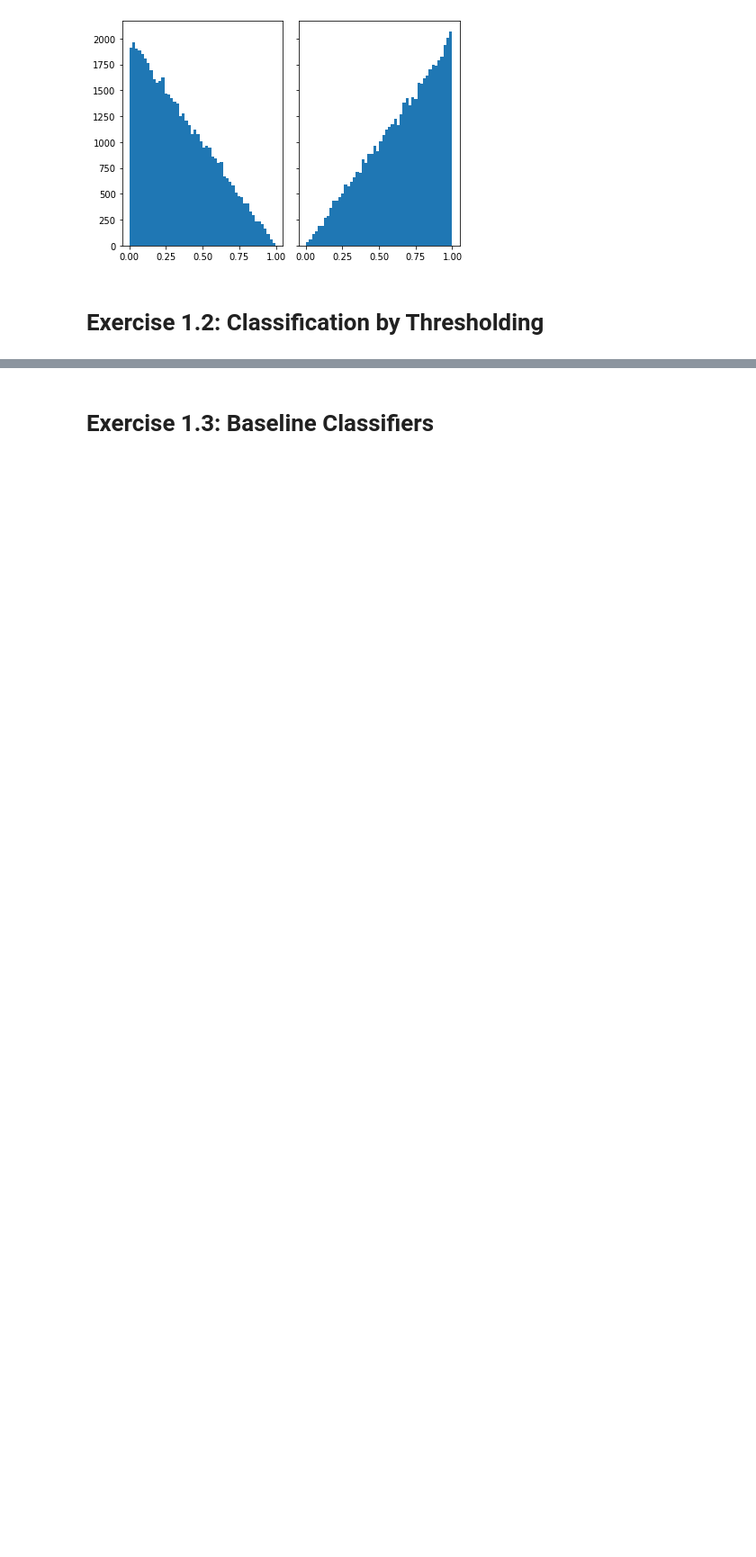
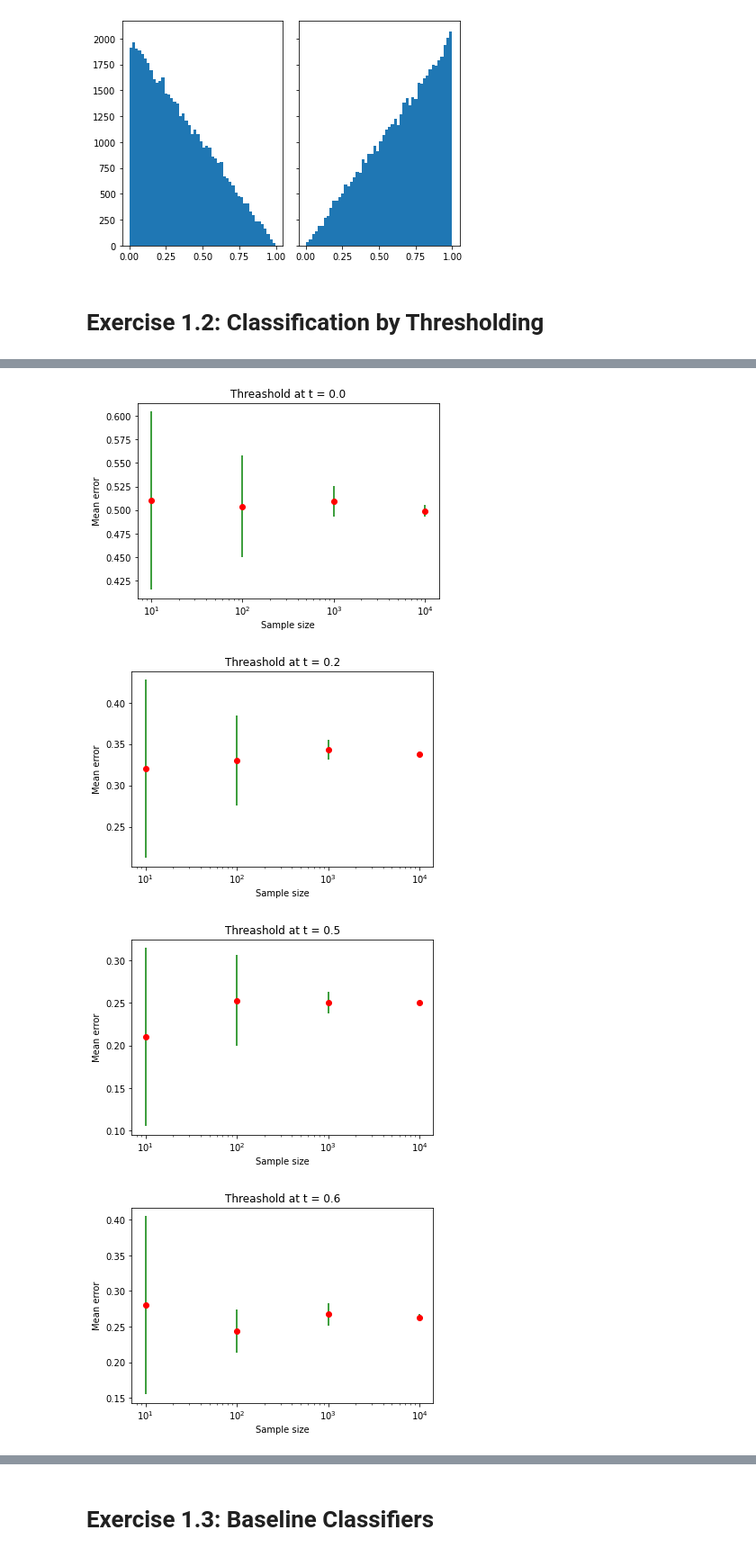
Before and after one commit to kdidi99/ml_fundamentals_hd, a Jupyter notebook: monte-carlo.ipynb, the cells around one changed output, grey strips where cells are left out. Shown at 90% size. Cells and saved outputs as stored; diff of their text form; code cells hidden in the pictures; blank space fills up the shorter version.

```diff
--- a/monte-carlo.ipynb
+++ b/monte-carlo.ipynb
@@ -122,0 +159,23 @@ axs[1].hist(x1, bins=n_bins)
+# %%
+# calculates the mean and standard deviation of 10 samples of M points with threashold at t
+def statistics(M, t):
+    rates = [test_threashold(*create_data_alt(M), t) for i in range(10)]
+    return np.mean(rates), np.std(rates)
+
+M = [10, 100, 1000, 10000] # sample sizes
+T = [0.0, 0.2, 0.5, 0.6] # threasholds
+# loop that plots the mean error rate of the threashold predictions with the standard deviation as error for different sample sizes M and threasholds T
+for t in T:
+    for m in M:
+        mean, std = statistics(m, t)
+        plt.errorbar([m], [mean], yerr = [std], fmt='o', ecolor='g', color='r')
+    plt.xscale('log')
+    plt.title("Threashold at t = " + str(t))
+    plt.xlabel("Sample size")
+    plt.ylabel("Mean error")
+    plt.show()
+# %% [output]
+[figure, added]
+[figure, added]
+[figure, added]
+[figure, added]
```
Also changed, not shown: parts of 5 cells of this notebook.
